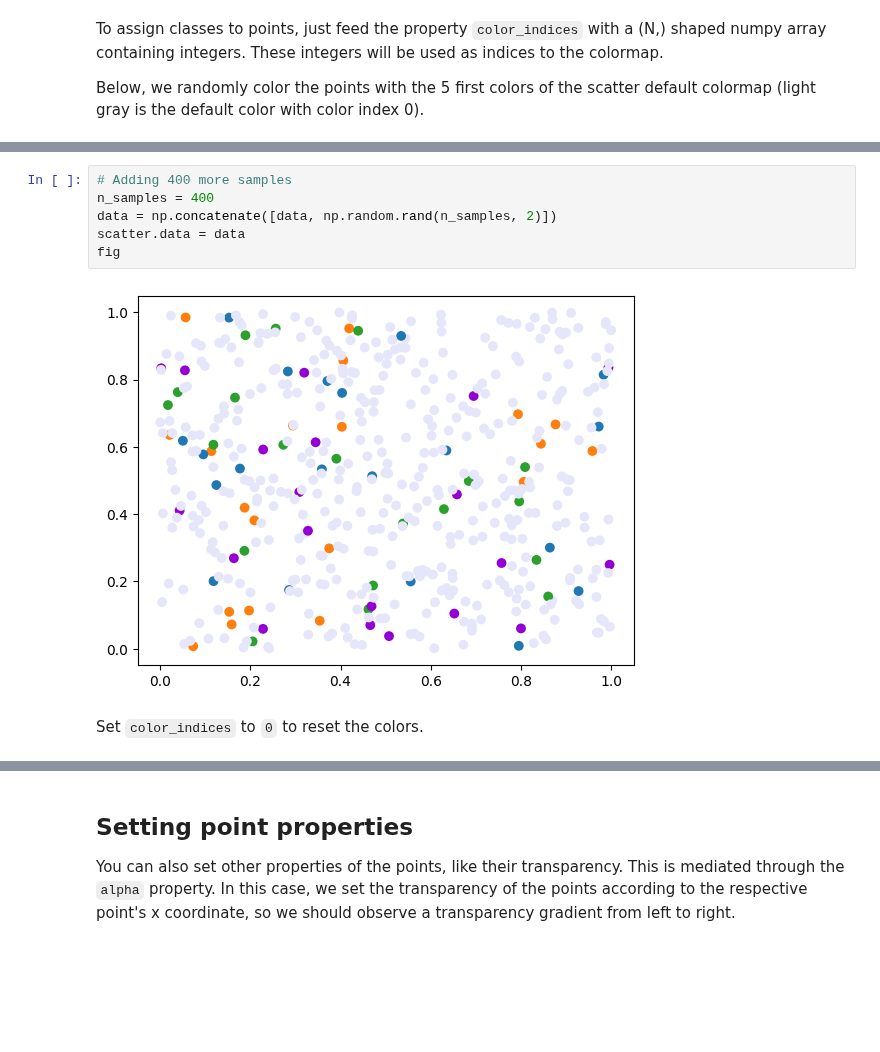
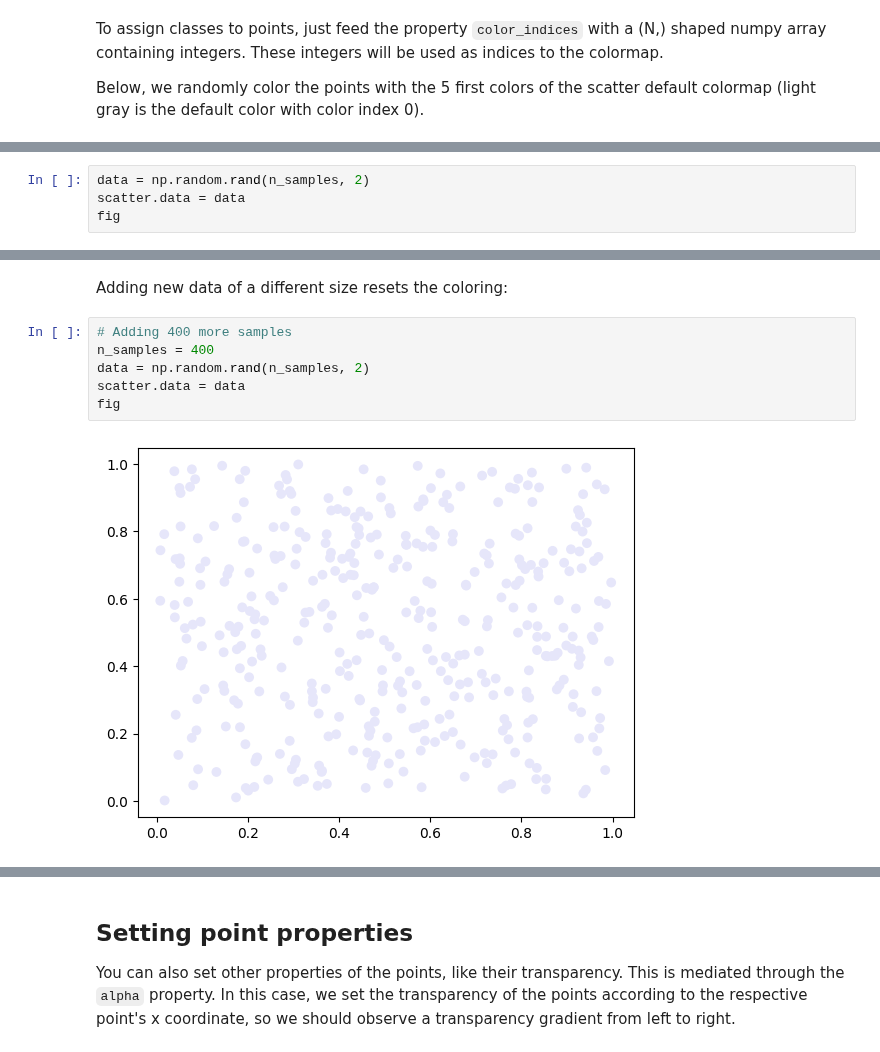
Before and after one commit to BiAPoL/biaplotter, a Jupyter notebook: docs/examples/scatter_artist_example.ipynb, the cells around one changed output, grey strips where cells are left out. Drawn from its saved outputs; the diff is of its cells as text; blank space fills up the shorter version.

```diff
--- a/docs/examples/scatter_artist_example.ipynb
+++ b/docs/examples/scatter_artist_example.ipynb
@@ -54,0 +55,4 @@ Colors are kept if new data is added.
+# %%
+data = np.random.rand(n_samples, 2)
+scatter.data = data
+fig
@@ -55,10 +61,10 @@ Colors are kept if new data is added.
+# %% [markdown]
+Adding new data of a different size resets the coloring:
 # %%
 # Adding 400 more samples
 n_samples = 400
-data = np.concatenate([data, np.random.rand(n_samples, 2)])
+data = np.random.rand(n_samples, 2)
 scatter.data = data
 fig
 # %% [output]
-[figure, old version]
+[figure, new version]
-# %% [markdown]
-Set `color_indices` to `0` to reset the colors.
```
Also changed, not shown: parts of 12 cells of this notebook.
